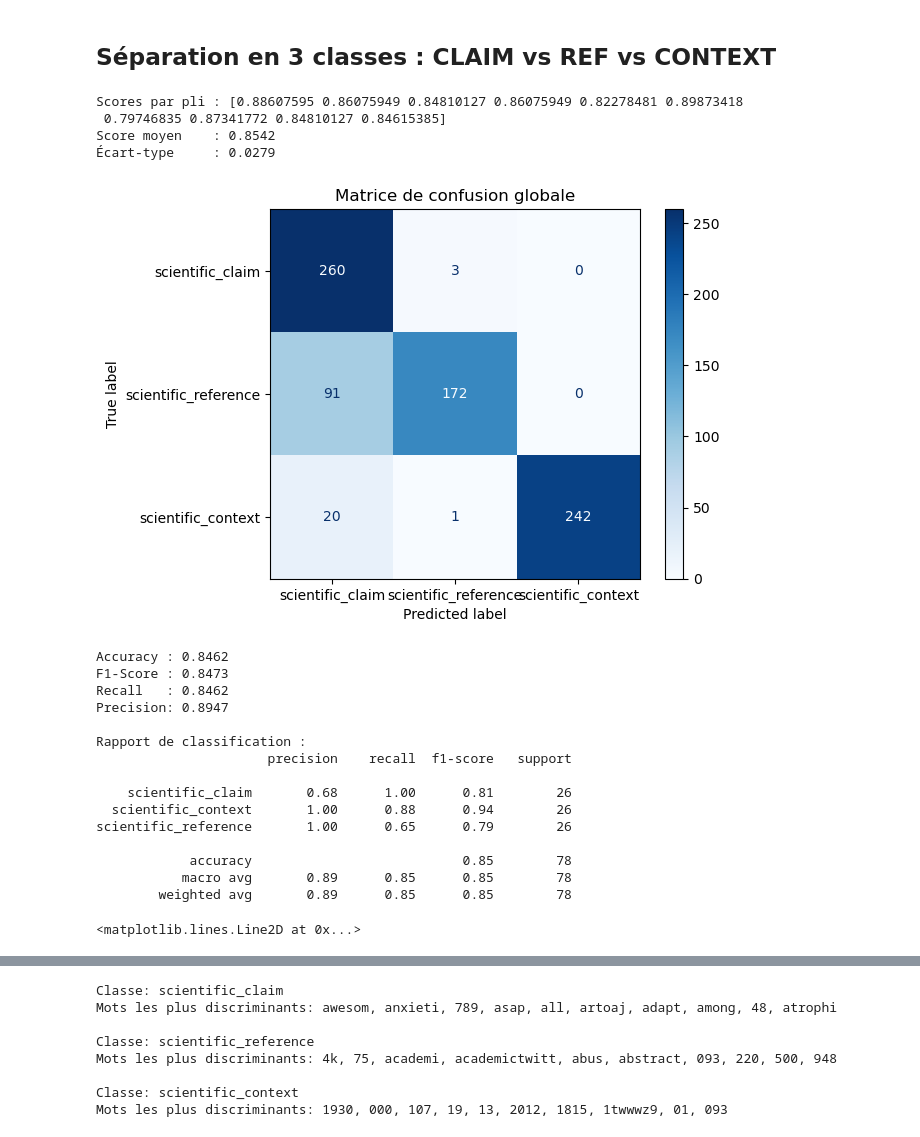
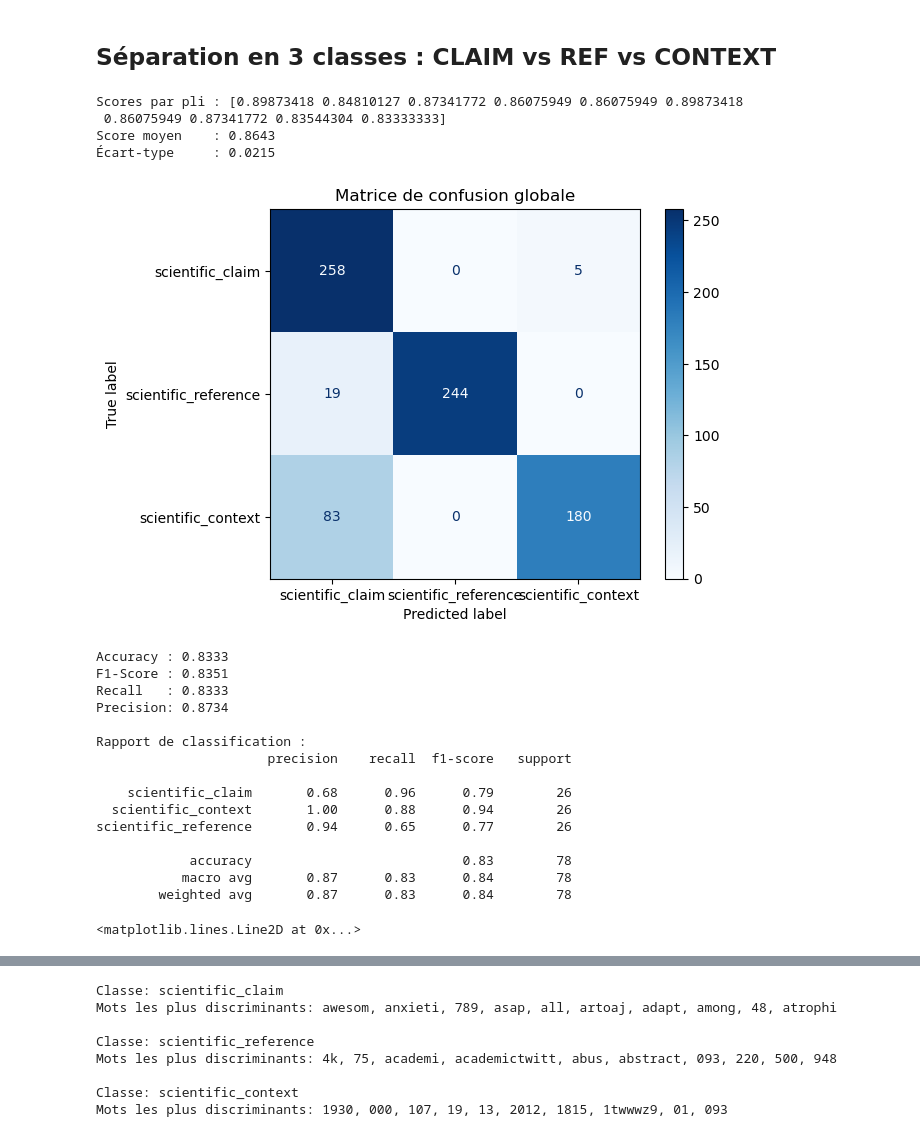
Before and after one commit to Kinadim/ML_projet, a Jupyter notebook: anotherNotebook.ipynb, the cells around one changed output, grey strips where cells are left out. Drawn from its saved outputs; the diff is of its cells as text; code cells hidden in the pictures.

```diff
--- a/anotherNotebook.ipynb
+++ b/anotherNotebook.ipynb
@@ -804,7 +953,7 @@ sci_df['label'] = sci_df[['scientific_claim', 'scientific_reference']].max(axis=
 #sci_df = sci_df.sample(n=len(sci_df) - 200, random_state=42).reset_index(drop=True)
 # Étape 3 : Préparer les données
 X = sci_df['text']
-y = sci_df['label']
+y = sci_df[['label', 'scientific_context']]
 
 # Étape 4 : Vectorisation avec TF-IDF
 vectorizer = TfidfVectorizer()
@@ -949,26 +1240,30 @@ y = sci_df[['scientific_claim', 'scientific_reference', 'scientific_context']].i
 vectorizer = TfidfVectorizer()
 X_vect = vectorizer.fit_transform(X)
 # %%
+# Étape 4 : Convertir la cible en une seule colonne
+# Utiliser idxmax pour obtenir la classe avec la valeur maximale
+# Ensure y is a DataFrame before using idxmax
+if isinstance(y, pd.DataFrame):
+    y_single = y.idxmax(axis=1)
+else:
+    y_single = y  # If y is already a Series, use it directly
 
-
-
-
-
-
-
-
-# Étape 4 : Over-sampling avec SMOTE
+# Over-sampling avec SMOTE
 smote = SMOTE(random_state=42)
-X_resampled, y_resampled = smote.fit_resample(X_vect, y)
+X_resampled, y_resampled = smote.fit_resample(X_vect, y_single)
 
 # Étape 5 : Configuration des K-Folds
 kfold = StratifiedKFold(n_splits=10, shuffle=True, random_state=42)
 
 # Modèle choisi : Random Forest
-model = OneVsRestClassifier(RandomForestClassifier(n_estimators=100, max_depth=10, random_state=42))
+
+model = RandomForestClassifier(n_estimators=100, max_depth=20, random_state=42)
+#model = OneVsRestClassifier(RandomForestClassifier(n_estimators=100, max_depth=10, random_state=42))
 #model = OneVsRestClassifier(LogisticRegression(class_weight='balanced', max_iter=1000, random_state=42,penalty='l2', C=0.00125))
 #model = OneVsRestClassifier(SVC(kernel='linear', probability=True, random_state=42, C=0.1))
 # Étape 6 : Validation croisée
+
+
 cv_scores = cross_val_score(model, X_resampled, y_resampled, cv=kfold, scoring='accuracy')
 
 # Affichage des résultats de la validation croisée
@@ -977,7 +1272,9 @@ print(f"Score moyen    : {cv_scores.mean():.4f}")
 print(f"Écart-type     : {cv_scores.std():.4f}")
 
 # Étape 7 : Entraînement final et évaluation
-final_cm = np.zeros((len(y.unique()), len(y.unique())), dtype=int)
+# Ensure consistent labels across all iterations
+unique_labels = np.unique(y_resampled)
+final_cm = np.zeros((len(unique_labels), len(unique_labels)), dtype=int)
 
 for train_index, test_index in kfold.split(X_resampled, y_resampled):
     X_train, X_test = X_resampled[train_index], X_resampled[test_index]
@@ -986,12 +1283,12 @@ for train_index, test_index in kfold.split(X_resampled, y_resampled):
     model.fit(X_train, y_train)
     y_pred = model.predict(X_test)
 
-    # Ajouter à la matrice de confusion globale
-    cm = confusion_matrix(y_test, y_pred, labels=y.unique())
+    # Add to the global confusion matrix using consistent labels
+    cm = confusion_matrix(y_test, y_pred, labels=unique_labels)
     final_cm += cm
 
 # Afficher la matrice de confusion finale
-disp = ConfusionMatrixDisplay(confusion_matrix=final_cm, display_labels=y.unique())
+disp = ConfusionMatrixDisplay(confusion_matrix=final_cm, display_labels=y_single.unique())
 disp.plot(cmap="Blues", values_format="d")
 plt.title("Matrice de confusion globale")
 plt.show()
@@ -1006,51 +1303,51 @@ print(f"Accuracy : {accuracy:.4f}")
 print(f"F1-Score : {f1:.4f}")
 print(f"Recall   : {recall:.4f}")
 print(f"Precision: {precision:.4f}")
 
 # Afficher le rapport de classification
 print("\nRapport de classification :")
 print(classification_report(y_test, y_pred))
 
 
 train_sizes, train_scores, test_scores = learning_curve(
     model, X_resampled, y_resampled, cv=kfold, scoring='accuracy', n_jobs=-1, train_sizes=np.linspace(0.1, 1.0, 10)
 )
 
 # Moyenne et écart-type des scores
 train_scores_mean = np.mean(train_scores, axis=1)
 train_scores_std = np.std(train_scores, axis=1)
 test_scores_mean = np.mean(test_scores, axis=1)
 test_scores_std = np.std(test_scores, axis=1)
 
 # Tracer la courbe d'apprentissage
 plt.figure(figsize=(10, 6))
 plt.fill_between(train_sizes, train_scores_mean - train_scores_std, train_scores_mean + train_scores_std, alpha=0.1, color="r", label="Écart-type entraînement")
 plt.fill_between(train_sizes, test_scores_mean - test_scores_std, test_scores_mean + test_scores_std, alpha=0.1, color="g", label="Écart-type validation")
 
 plt.plot(train_sizes, train_scores_mean, 'o-', color="r", label="Score d'entraînement")
 plt.plot(train_sizes, test_scores_mean, 'o-', color="g", label="Score de validation")
 
 # Ajouter une ligne pour indiquer que les scores d'entraînement sont toujours à 1
 plt.axhline(y=1.0, color='b', linestyle='--', label="Score parfait (1.0)")
 # %% [output]
-Scores par pli : [0.88607595 0.86075949 0.84810127 0.86075949 0.82278481 0.89873418
- 0.79746835 0.87341772 0.84810127 0.84615385]
-Score moyen    : 0.8542
-Écart-type     : 0.0279
+Scores par pli : [0.89873418 0.84810127 0.87341772 0.86075949 0.86075949 0.89873418
+ 0.86075949 0.87341772 0.83544304 0.83333333]
+Score moyen    : 0.8643
+Écart-type     : 0.0215
-[figure, old version]
+[figure, new version]
-Accuracy : 0.8462
-F1-Score : 0.8473
-Recall   : 0.8462
-Precision: 0.8947
+Accuracy : 0.8333
+F1-Score : 0.8351
+Recall   : 0.8333
+Precision: 0.8734
 
 Rapport de classification :
                       precision    recall  f1-score   support
 
-    scientific_claim       0.68      1.00      0.81        26
+    scientific_claim       0.68      0.96      0.79        26
   scientific_context       1.00      0.88      0.94        26
-scientific_reference       1.00      0.65      0.79        26
+scientific_reference       0.94      0.65      0.77        26
 
-            accuracy                           0.85        78
-           macro avg       0.89      0.85      0.85        78
-        weighted avg       0.89      0.85      0.85        78
+            accuracy                           0.83        78
+           macro avg       0.87      0.83      0.84        78
+        weighted avg       0.87      0.83      0.84        78
 <matplotlib.lines.Line2D at 0x...>
```
Also changed, not shown: parts of 21 cells of this notebook, 1 other file.
